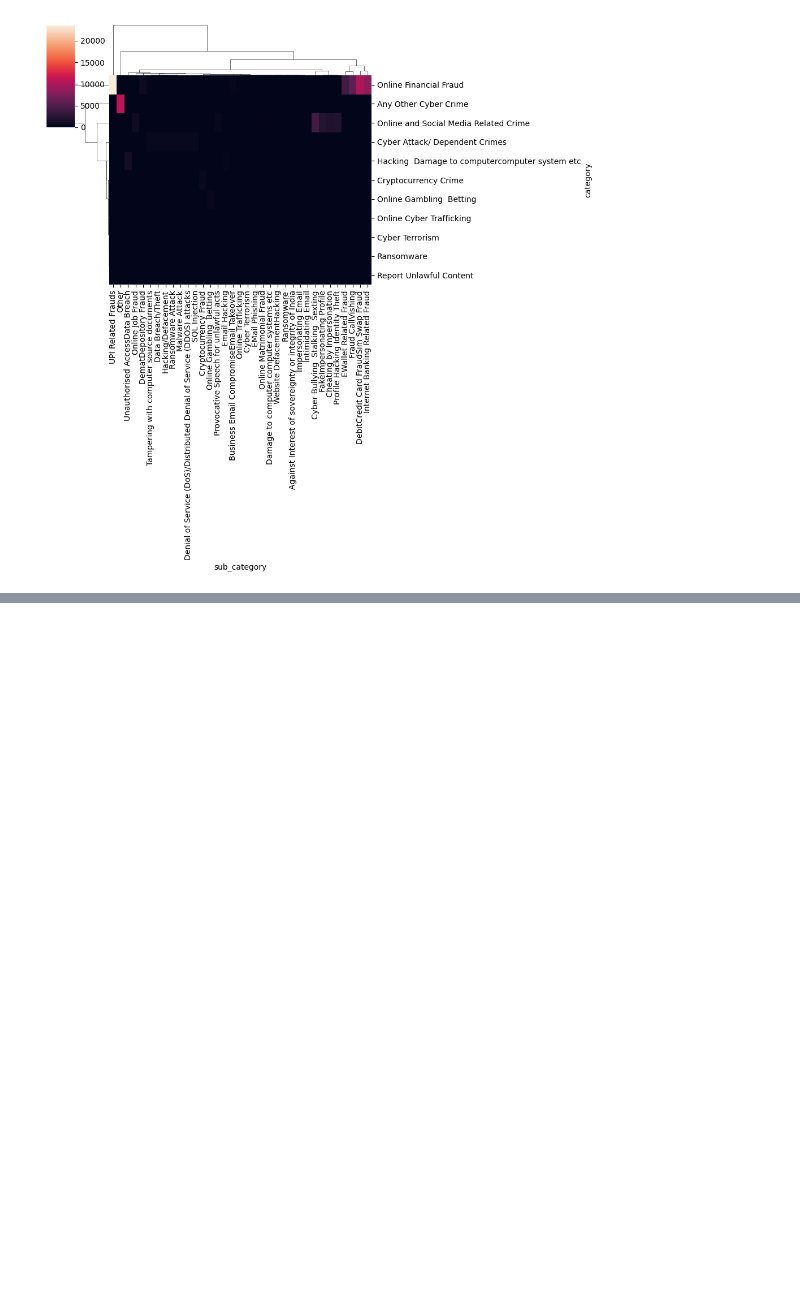
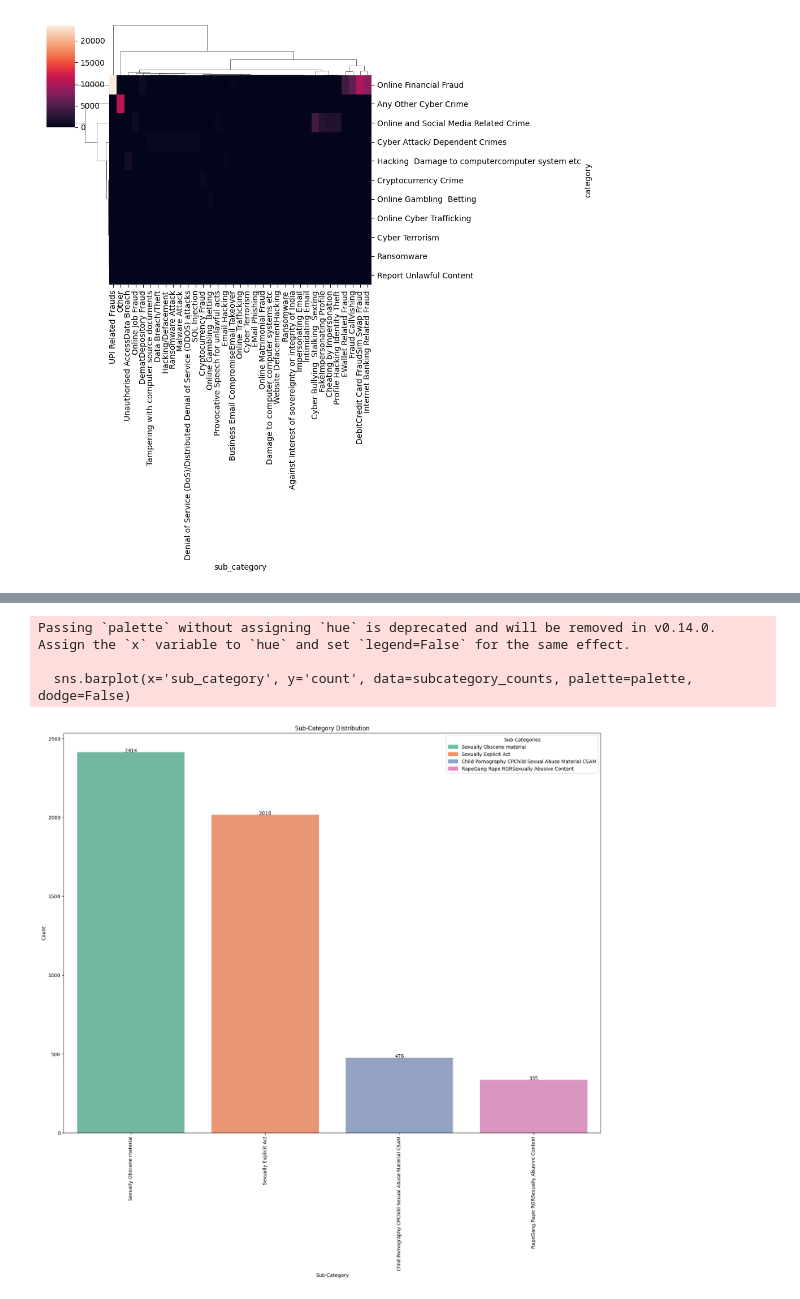
Before and after one commit to shashbha14/X, a Jupyter notebook: EDA.ipynb, the cells around one changed output, grey strips where cells are left out. Saved outputs shown, nothing was run; the diff lists cells and outputs as text; code cells hidden in the pictures; blank space fills up the shorter version.

```diff
--- a/EDA.ipynb
+++ b/EDA.ipynb
@@ -908,0 +417,3 @@ CommitInfo(commit_url='https://huggingface.co/Darshankochar022/cyberguard_BERT_C
+# %%
+df = pd.read_csv(r'\Users\AIDL-LAB\Desktop\Dashan\dataset\women_child.csv', encoding='utf-8')
+df
@@ -908,0 +442,26 @@ CommitInfo(commit_url='https://huggingface.co/Darshankochar022/cyberguard_BERT_C
+# %%
+
+subcategory_counts = df['sub_category'].value_counts().reset_index()
+subcategory_counts.columns = ['sub_category', 'count']
+
+palette = sns.color_palette('Set2', n_colors=len(subcategory_counts))
+
+plt.figure(figsize=(20, 15))
+sns.barplot(x='sub_category', y='count', data=subcategory_counts, palette=palette, dodge=False)
+
+plt.xlabel('Sub-Category')
+plt.ylabel('Count')
+plt.title('Sub-Category Distribution')
+plt.xticks(rotation=90)
+
+for index, row in subcategory_counts.iterrows():
+    plt.text(row.name, row['count'] + 0.5, row['count'], color='black', ha="center")
+
+legend_patches = [mpatches.Patch(color=palette[i], label=subcategory_counts['sub_category'][i]) for i in range(len(subcategory_counts))]
+plt.legend(handles=legend_patches, title='Sub-Categories')
+plt.show()
+# %% [output]
+Passing `palette` without assigning `hue` is deprecated and will be removed in v0.14.0. Assign the `x` variable to `hue` and set `legend=False` for the same effect.
+
+  sns.barplot(x='sub_category', y='count', data=subcategory_counts, palette=palette, dodge=False)
+[figure, added]
```
Also changed, not shown: parts of 75 cells of this notebook.
